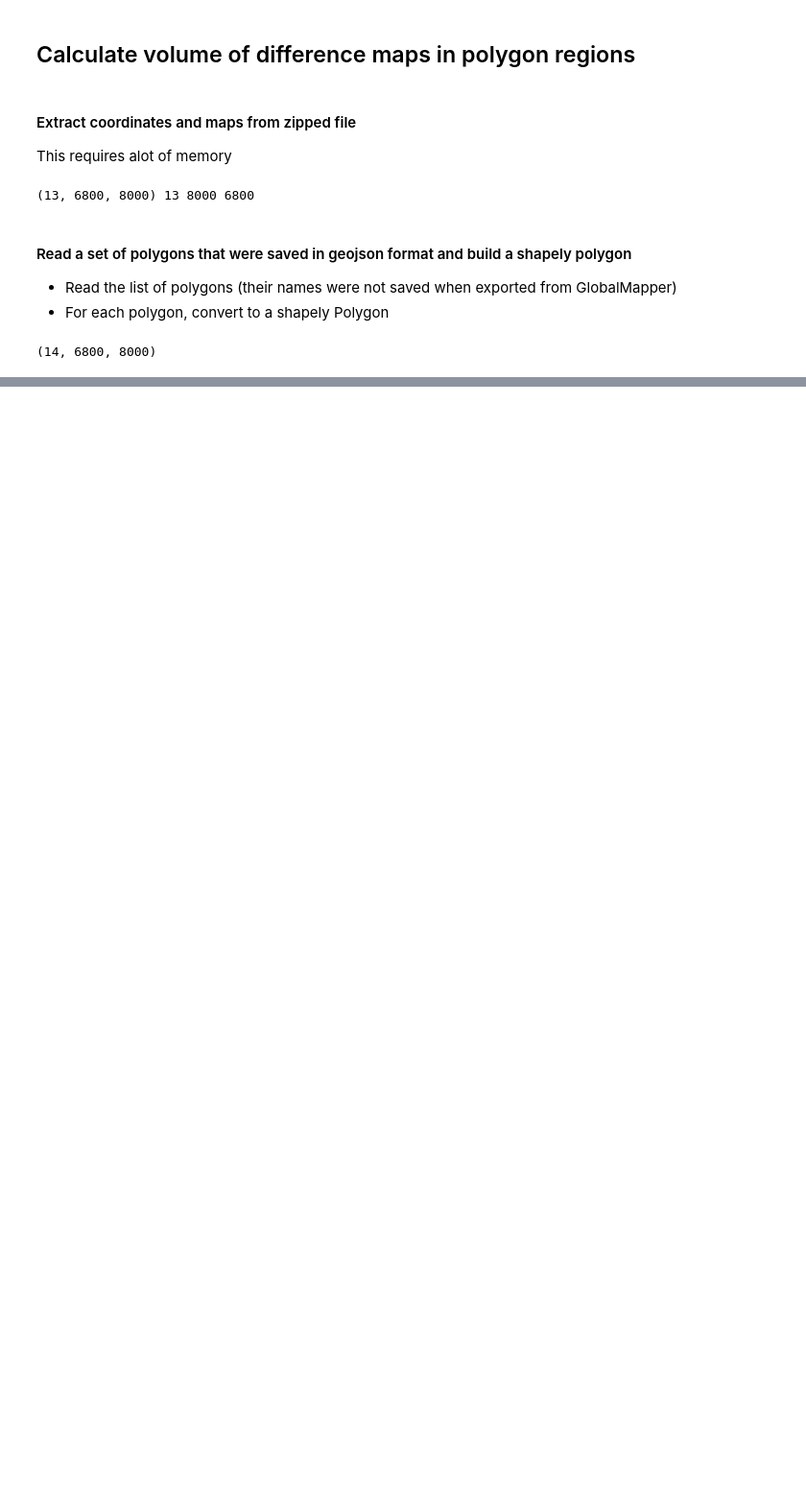
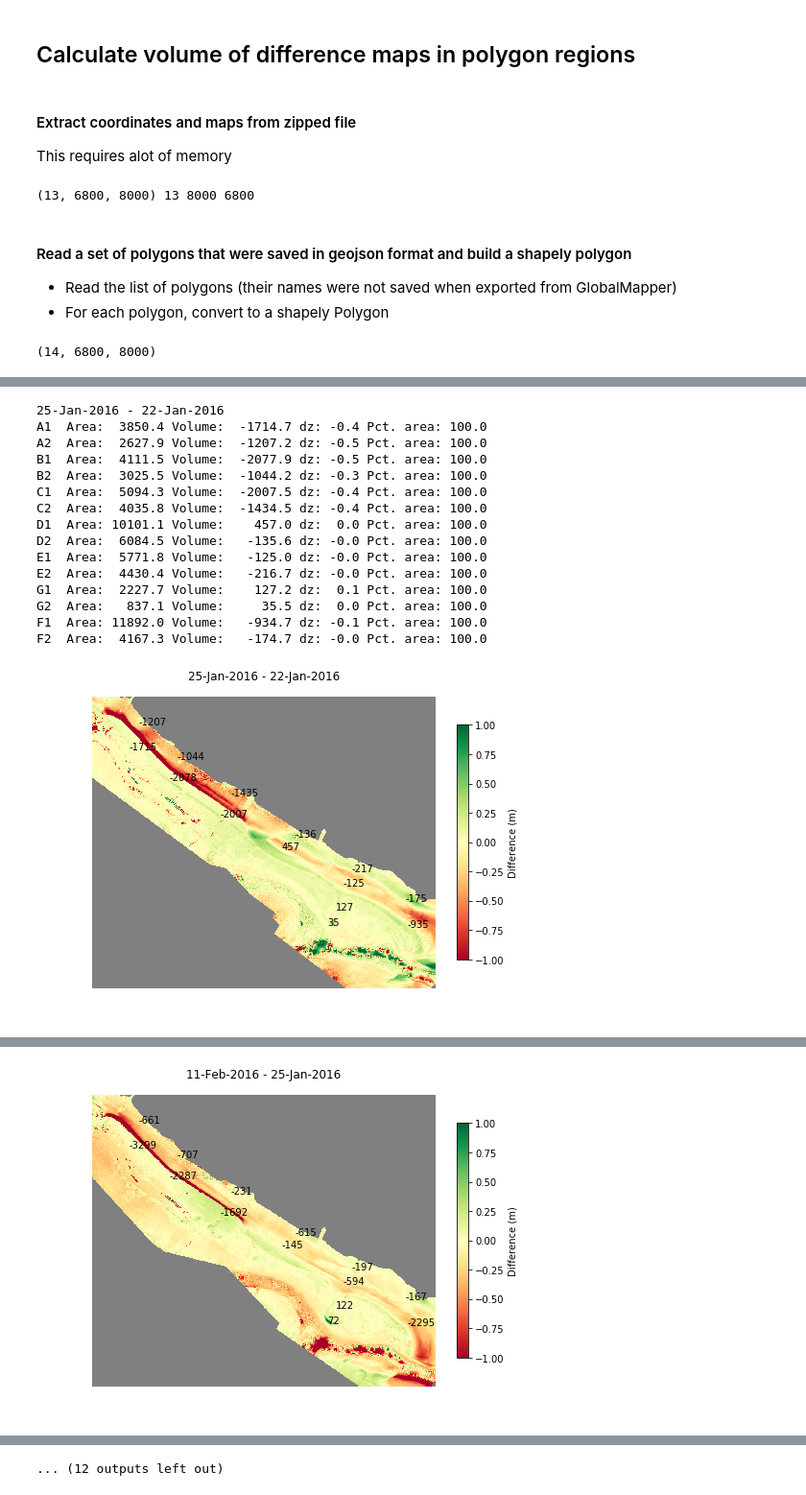
Before and after one commit to csherwood-usgs/Raster_calcs, a Jupyter notebook: Calc_Sandwich_volumes.ipynb, the cells around one changed output, grey strips where cells are left out. Shown at 96% size. Saved outputs shown, nothing was run; the diff lists cells and outputs as text; code cells hidden in the pictures; blank space fills up the shorter version.

```diff
--- a/Calc_Sandwich_volumes.ipynb
+++ b/Calc_Sandwich_volumes.ipynb
@@ -182,0 +232,72 @@ for i in range(14):
+# %%
+# calculate array of differences and plot difference maps
+zdiff = np.zeros((num_maps-1,ysize,xsize))
+zd = np.zeros((ysize,xsize))
+for i in range(num_maps-1):
+    zd = zw[i+1][:][:]-zw[i][:][:]
+    zdiff[i][:][:]=zd
+
+
+has_data = np.ones((ysize,xsize))
+has_data[np.isnan(dz)]=0.
+#plt.imshow(has_data)
+
+pv = np.nan*np.ones((num_poly,num_maps-1))
+pa = np.nan*np.ones((num_poly,num_maps-1))
+tot_area = np.zeros((num_maps-1))
+tot_vol = np.zeros((num_maps-1))
+
+for j in range(num_maps-1):
+    tname = titles[j+1]+" - "+titles[j]
+    fname = titles[j+1]+"_minus_"+titles[j]+".png"
+    print(tname)
+    zd = np.squeeze(zdiff[j,:,:])
+    for i in range(num_poly):
+        pdz = ma[i,:,:]*zd
+        pdz[np.isnan(pdz)]=0.
+        pa[i,j] = np.sum(ma[i,:,:]*has_data)*.1*.1
+        pv[i,j] = np.sum(pdz)*.1*.1
+        tot_area[j] = tot_area[j]+pa[i,j]
+        tot_vol[j] = tot_vol[j]+pv[i,j]
+        print("{:3s} Area: {:7.1f} Volume: {:8.1f} dz: {:4.1f} Pct. area: {:.1f}".\
+            format(poly_names[i],pa[i,j],pv[i,j],pv[i,j]/pa[i,j],100.*pa[i,j]/mask_areas[i]))
+
+    # plotting
+    yoff = (-40.,0.,-30.,0.,-30.,0.,0.,0.,0.,0.,0.,0.,0.,0.,0.)
+    fig=plt.figure(figsize=(8,6))
+    ax.set_aspect('equal')
+    cmap=plt.cm.RdYlGn
+    cmap.set_bad('grey')
+    plt.pcolormesh(X[0:-1:10],Y[0:-1:10],zd[0:-1:10],shading='flat',edgecolor=None,cmap=cmap,vmin=-1,vmax=1)
+    plt.axis('equal')
+    plt.xmin = X[0][0]
+    plt.xmax = X[0],[-1]
+    plt.ymin = Y[-1][0]
+    plt.ymax = Y[0][0]
+    plt.axis('off')
+    plt.title(tname)
+    cbar=plt.colorbar(shrink=0.75)
+    cbar.set_label('Difference (m)')
+    for i in range(num_poly):
+        nstr = "{:.0f}".format(pv[i,j])
+        plt.text(xc[i],yc[i]+yoff[i],nstr)
+
+    plt.show()
+    fig.savefig(fname,dpi=200)
+# %% [output]
+25-Jan-2016 - 22-Jan-2016
+A1  Area:  3850.4 Volume:  -1714.7 dz: -0.4 Pct. area: 100.0
+A2  Area:  2627.9 Volume:  -1207.2 dz: -0.5 Pct. area: 100.0
+B1  Area:  4111.5 Volume:  -2077.9 dz: -0.5 Pct. area: 100.0
+B2  Area:  3025.5 Volume:  -1044.2 dz: -0.3 Pct. area: 100.0
+C1  Area:  5094.3 Volume:  -2007.5 dz: -0.4 Pct. area: 100.0
+C2  Area:  4035.8 Volume:  -1434.5 dz: -0.4 Pct. area: 100.0
+D1  Area: 10101.1 Volume:    457.0 dz:  0.0 Pct. area: 100.0
+D2  Area:  6084.5 Volume:   -135.6 dz: -0.0 Pct. area: 100.0
+E1  Area:  5771.8 Volume:   -125.0 dz: -0.0 Pct. area: 100.0
+E2  Area:  4430.4 Volume:   -216.7 dz: -0.0 Pct. area: 100.0
+G1  Area:  2227.7 Volume:    127.2 dz:  0.1 Pct. area: 100.0
+G2  Area:   837.1 Volume:     35.5 dz:  0.0 Pct. area: 100.0
+F1  Area: 11892.0 Volume:   -934.7 dz: -0.1 Pct. area: 100.0
+F2  Area:  4167.3 Volume:   -174.7 dz: -0.0 Pct. area: 100.0
+[figure, added]
@@ -182,0 +319 @@ for i in range(14):
+[figure, added]
@@ -182,0 +384 @@ for i in range(14):
+... (12 outputs left out)
```
Also changed, not shown: parts of 9 cells of this notebook.
